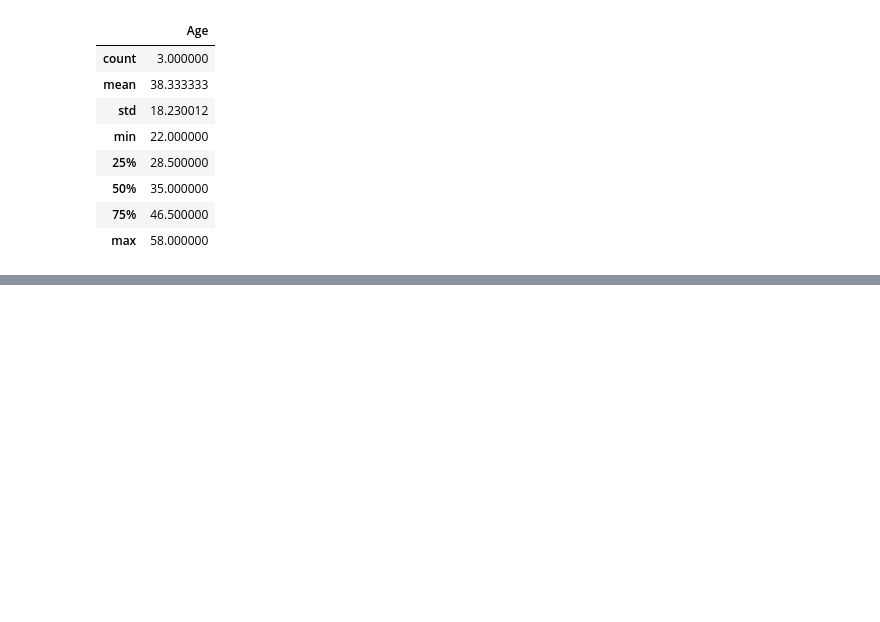
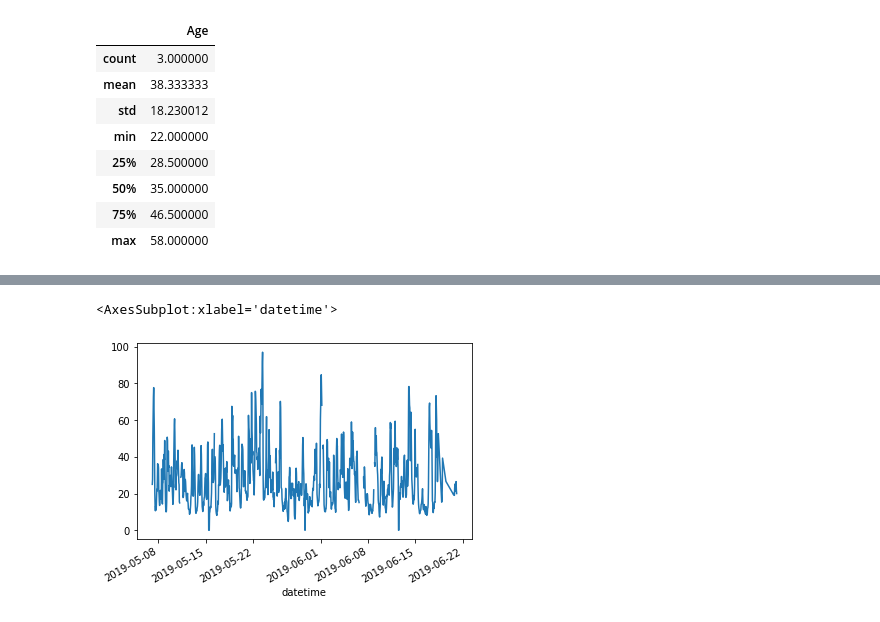
Before and after one commit to georgepachitariu/Practice, a Jupyter notebook: pandas/getting_started_tutorial.ipynb, the cells around one changed output, grey strips where cells are left out. Cells and saved outputs as stored; diff of their text form; code cells hidden in the pictures; blank space fills up the shorter version.

```diff
--- a/pandas/getting_started_tutorial.ipynb
+++ b/pandas/getting_started_tutorial.ipynb
@@ -37,0 +57,5 @@ df.describe()
+# %%
+air_quality["station_paris"].plot()
+# %% [output]
+<AxesSubplot:xlabel='datetime'>
+[figure, added]
```
Also changed, not shown: parts of 8 cells of this notebook.
